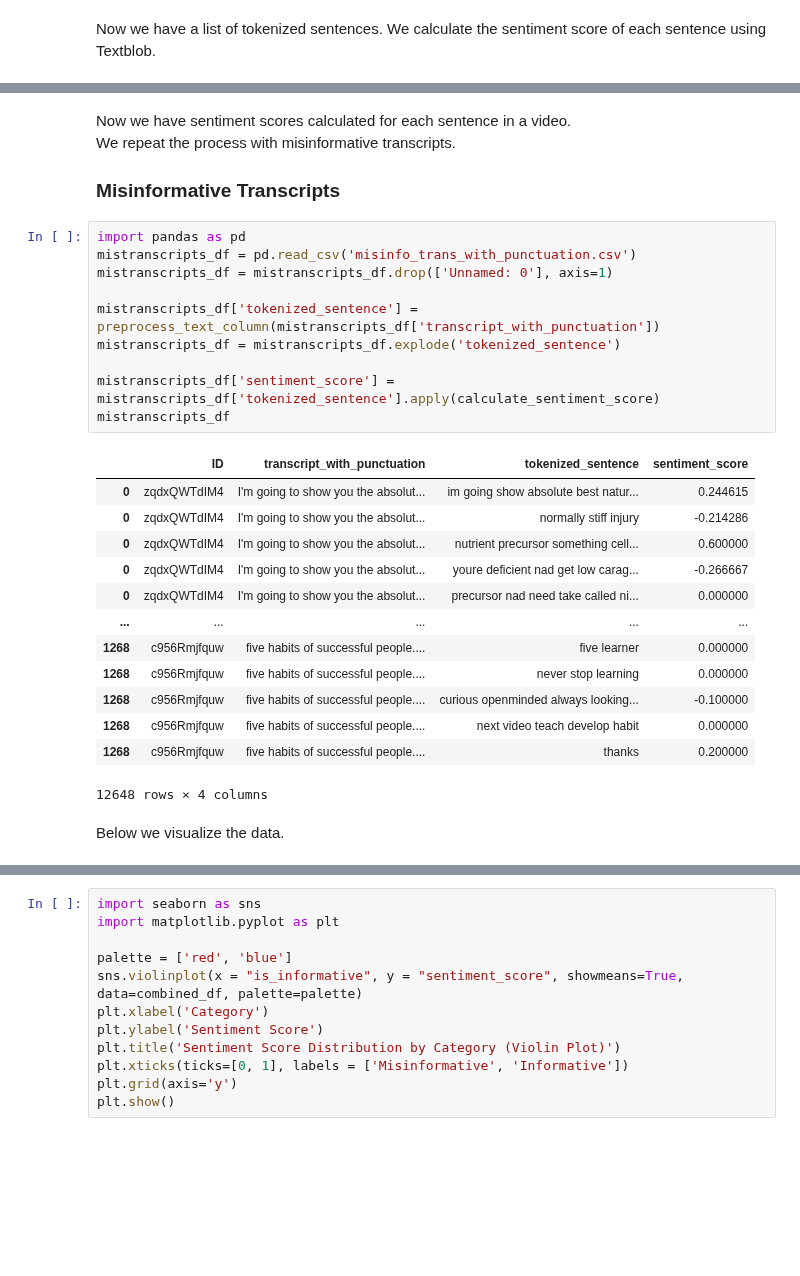
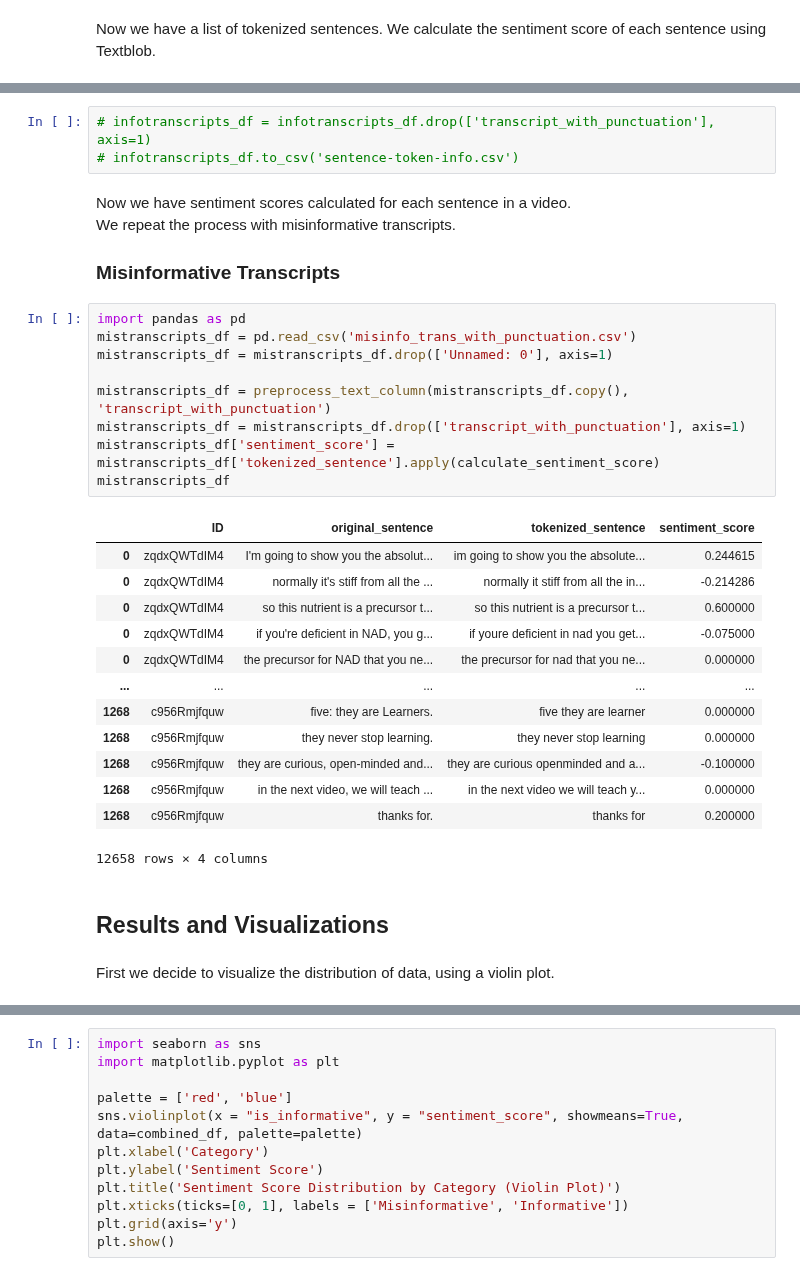
Before and after one commit to rileybaerg/TruthTube, a Jupyter notebook: sentence-token.ipynb, the cells around one changed output, grey strips where cells are left out. Cells and saved outputs as stored; diff of their text form; blank space fills up the shorter version.

```diff
--- a/sentence-token.ipynb
+++ b/sentence-token.ipynb
@@ -389,3 +386,6 @@ infotranscripts_df
+# %%
+# infotranscripts_df = infotranscripts_df.drop(['transcript_with_punctuation'], axis=1)
+# infotranscripts_df.to_csv('sentence-token-info.csv')
 # %% [markdown]
 Now we have sentiment scores calculated for each sentence in a video.
 <br> We repeat the process with misinformative transcripts.
@@ -393,27 +393,28 @@ Now we have sentiment scores calculated for each sentence in a video.
 # %%
 import pandas as pd
 mistranscripts_df = pd.read_csv('misinfo_trans_with_punctuation.csv')
 mistranscripts_df = mistranscripts_df.drop(['Unnamed: 0'], axis=1)
 
-mistranscripts_df['tokenized_sentence'] = preprocess_text_column(mistranscripts_df['transcript_with_punctuation'])
-mistranscripts_df = mistranscripts_df.explode('tokenized_sentence')
-
+mistranscripts_df = preprocess_text_column(mistranscripts_df.copy(), 'transcript_with_punctuation')
+mistranscripts_df = mistranscripts_df.drop(['transcript_with_punctuation'], axis=1)
 mistranscripts_df['sentiment_score'] = mistranscripts_df['tokenized_sentence'].apply(calculate_sentiment_score)
 mistranscripts_df
 # %% [output]
-|  | ID | transcript_with_punctuation | tokenized_sentence | sentiment_score |
-| 0 | zqdxQWTdIM4 | I'm going to show you the absolut... | im going show absolute best natur... | 0.244615 |
-| 0 | zqdxQWTdIM4 | I'm going to show you the absolut... | normally stiff injury | -0.214286 |
-| 0 | zqdxQWTdIM4 | I'm going to show you the absolut... | nutrient precursor something cell... | 0.600000 |
-| 0 | zqdxQWTdIM4 | I'm going to show you the absolut... | youre deficient nad get low carag... | -0.266667 |
-| 0 | zqdxQWTdIM4 | I'm going to show you the absolut... | precursor nad need take called ni... | 0.000000 |
+|  | ID | original_sentence | tokenized_sentence | sentiment_score |
+| 0 | zqdxQWTdIM4 | I'm going to show you the absolut... | im going to show you the absolute... | 0.244615 |
+| 0 | zqdxQWTdIM4 | normally it's stiff from all the ... | normally it stiff from all the in... | -0.214286 |
+| 0 | zqdxQWTdIM4 | so this nutrient is a precursor t... | so this nutrient is a precursor t... | 0.600000 |
+| 0 | zqdxQWTdIM4 | if you're deficient in NAD, you g... | if youre deficient in nad you get... | -0.075000 |
+| 0 | zqdxQWTdIM4 | the precursor for NAD that you ne... | the precursor for nad that you ne... | 0.000000 |
 | ... | ... | ... | ... | ... |
-| 1268 | c956Rmjfquw | five habits of successful people.... | five learner | 0.000000 |
-| 1268 | c956Rmjfquw | five habits of successful people.... | never stop learning | 0.000000 |
-| 1268 | c956Rmjfquw | five habits of successful people.... | curious openminded always looking... | -0.100000 |
-| 1268 | c956Rmjfquw | five habits of successful people.... | next video teach develop habit | 0.000000 |
-| 1268 | c956Rmjfquw | five habits of successful people.... | thanks | 0.200000 |
+| 1268 | c956Rmjfquw | five: they are Learners. | five they are learner | 0.000000 |
+| 1268 | c956Rmjfquw | they never stop learning. | they never stop learning | 0.000000 |
+| 1268 | c956Rmjfquw | they are curious, open-minded and... | they are curious openminded and a... | -0.100000 |
+| 1268 | c956Rmjfquw | in the next video, we will teach ... | in the next video we will teach y... | 0.000000 |
+| 1268 | c956Rmjfquw | thanks for. | thanks for | 0.200000 |
-12648 rows × 4 columns
+12658 rows × 4 columns
-# %% [markdown]
-Below we visualize the data.
+# %% [markdown]
+## Results and Visualizations
+# %% [markdown]
+First we decide to visualize the distribution of data, using a violin plot.
 # %%
```
Also changed, not shown: parts of 18 cells of this notebook, 2 other files.
